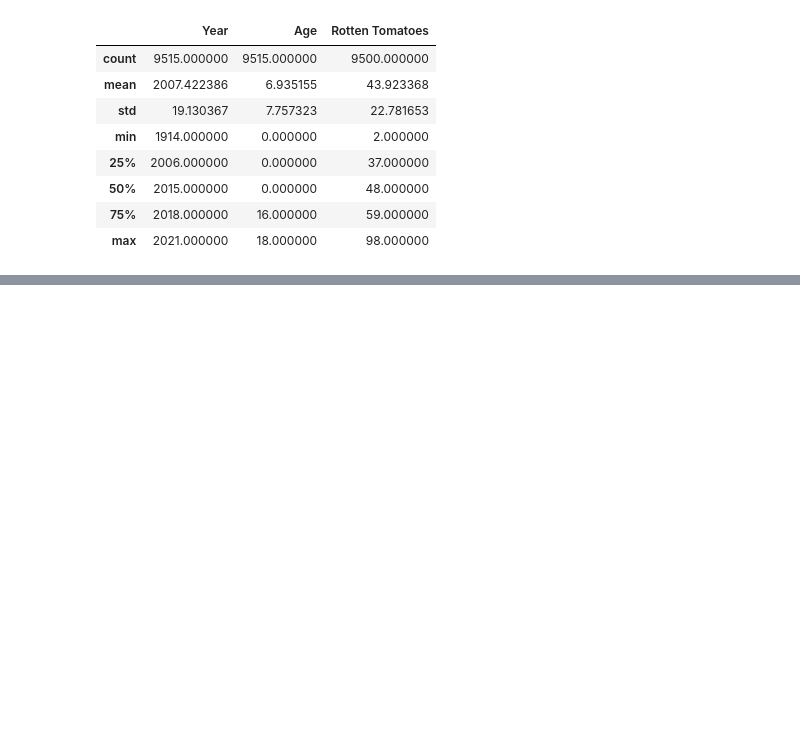
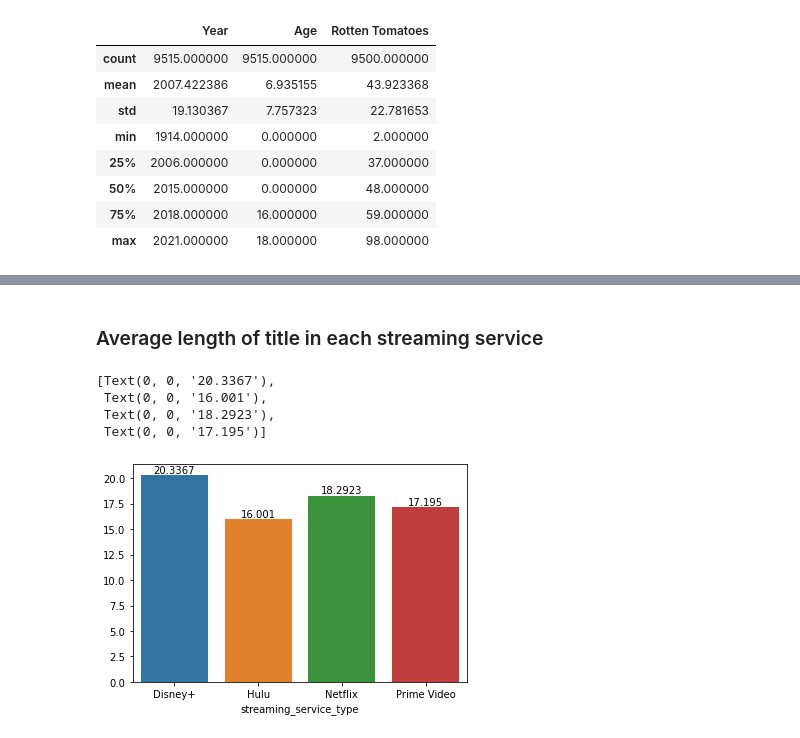
Before and after one commit to PrzemQQ/streaming_services_analyse, a Jupyter notebook: main.ipynb, the cells around one changed output, grey strips where cells are left out. Saved outputs shown, nothing was run; the diff lists cells and outputs as text; code cells hidden in the pictures; blank space fills up the shorter version.

```diff
--- a/main.ipynb
+++ b/main.ipynb
@@ -171,0 +196,13 @@ dataset_cleaned[["Year","Age","Rotten Tomatoes"]].describe()
+# %% [markdown]
+### Average length of title in each streaming service
+# %%
+dataset_cleaned["length_title"] = [len(title) for title in dataset_cleaned["Title"]] # create a new column with the length of the title column
+grouped_length = dataset_cleaned.groupby("streaming_service_type",axis=0)["length_title"].mean() # create a grouped mean of the length of the title column by streaming services type
+ax =sns.barplot(x=grouped_length.keys(), y=[length for length in grouped_length]) # create a barplot of the grouped mean of the length of the title column by streaming services type
+ax.bar_label(ax.containers[0]) # add the labels to the bars
+# %% [output]
+[Text(0, 0, '20.3367'),
+ Text(0, 0, '16.001'),
+ Text(0, 0, '18.2923'),
+ Text(0, 0, '17.195')]
+[figure, added]
```
Also changed, not shown: parts of 8 cells of this notebook.
